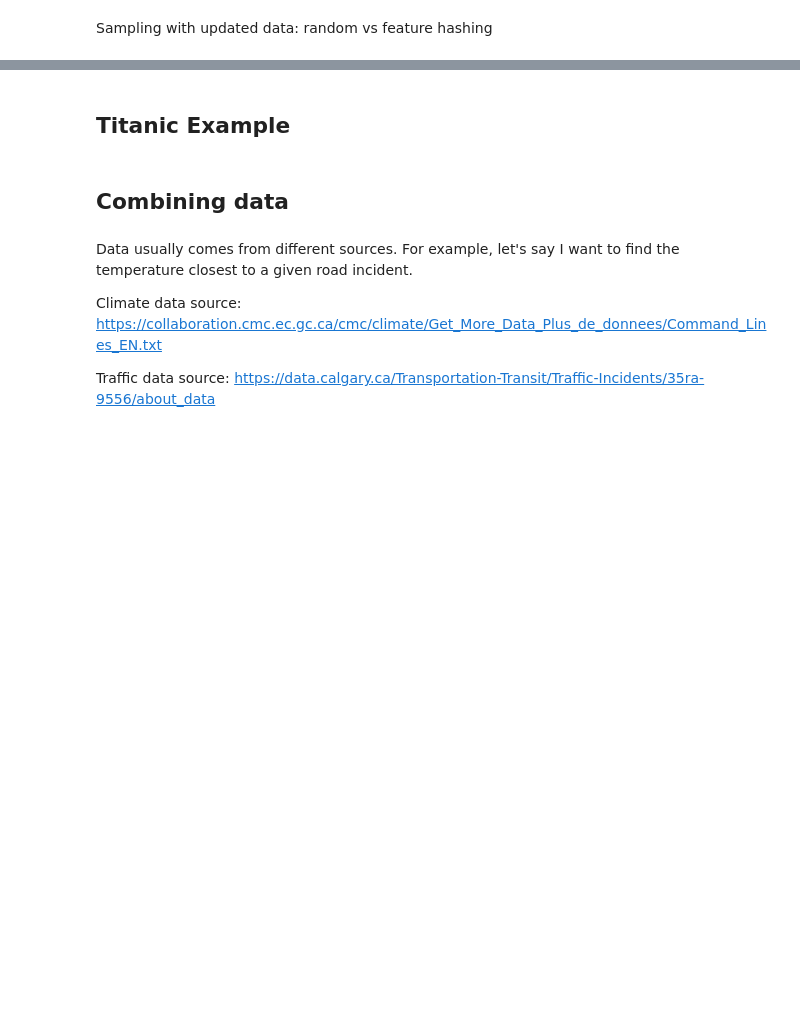
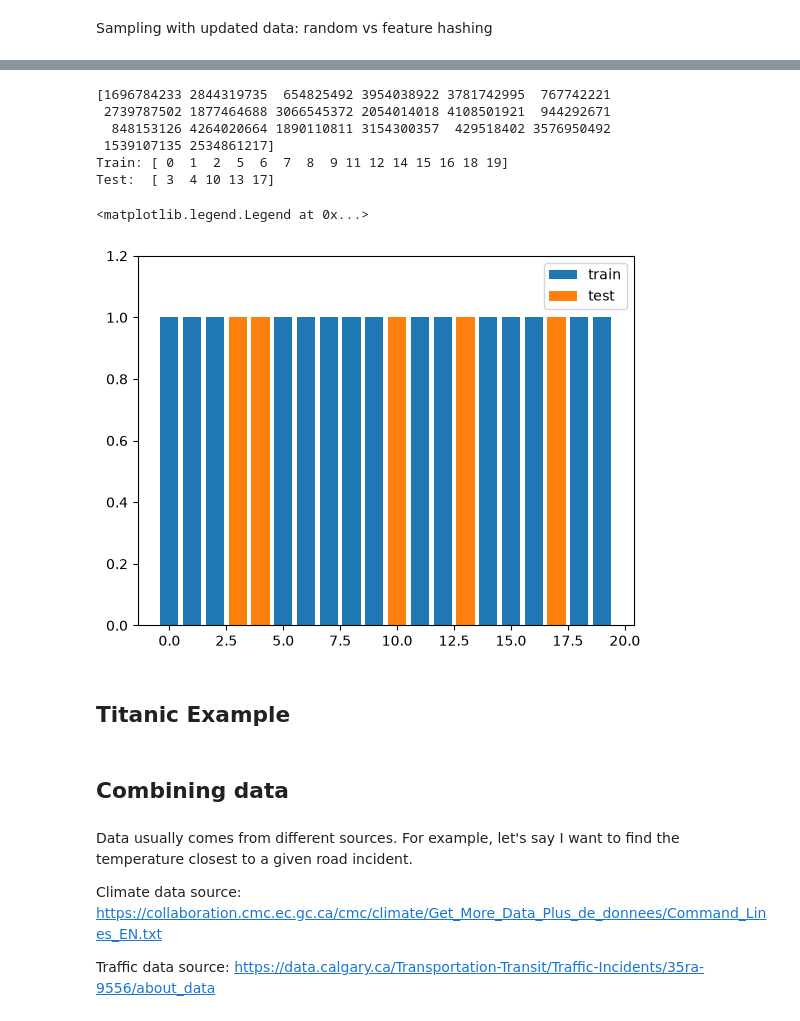
Before and after one commit to mru-data3464/f26, a Jupyter notebook: demo_code/06_splitting_combining/splitting_combining_demo.ipynb, the cells around one changed output, grey strips where cells are left out. Cells and saved outputs as stored; diff of their text form; code cells hidden in the pictures; blank space fills up the shorter version.

```diff
--- a/demo_code/06_splitting_combining/splitting_combining_demo.ipynb
+++ b/demo_code/06_splitting_combining/splitting_combining_demo.ipynb
@@ -54,25 +70,34 @@ plt.legend()
 # %%
 # deterministic approach: hashing
 from zlib import crc32
 
 # 80% of the maximum possible 32-bit hash value
 test_thresh = 0.8 * 2**32
 
-N = 10
+N = 20
 
 ids = np.arange(N)
 hash_vals = np.array([crc32(id) for id in ids])
 train = ids[hash_vals < test_thresh]
 test = np.delete(ids, train)
 
 print(hash_vals)
 print("Train:", train)
 print("Test: ", test)
 
 plt.bar(train, np.ones_like(train), label="train")
 plt.bar(test, np.ones_like(test), label="test")
 plt.ylim([0,1.2])
 plt.legend()
+# %% [output]
+[1696784233 2844319735  654825492 3954038922 3781742995  767742221
+ 2739787502 1877464688 3066545372 2054014018 4108501921  944292671
+  848153126 4264020664 1890110811 3154300357  429518402 3576950492
+ 1539107135 2534861217]
+Train: [ 0  1  2  5  6  7  8  9 11 12 14 15 16 18 19]
+Test:  [ 3  4 10 13 17]
+<matplotlib.legend.Legend at 0x...>
+[figure, added]
 # %% [markdown]
 ## Titanic Example
 # %%
```
Also changed, not shown: parts of 2 cells of this notebook, 3 other files.
